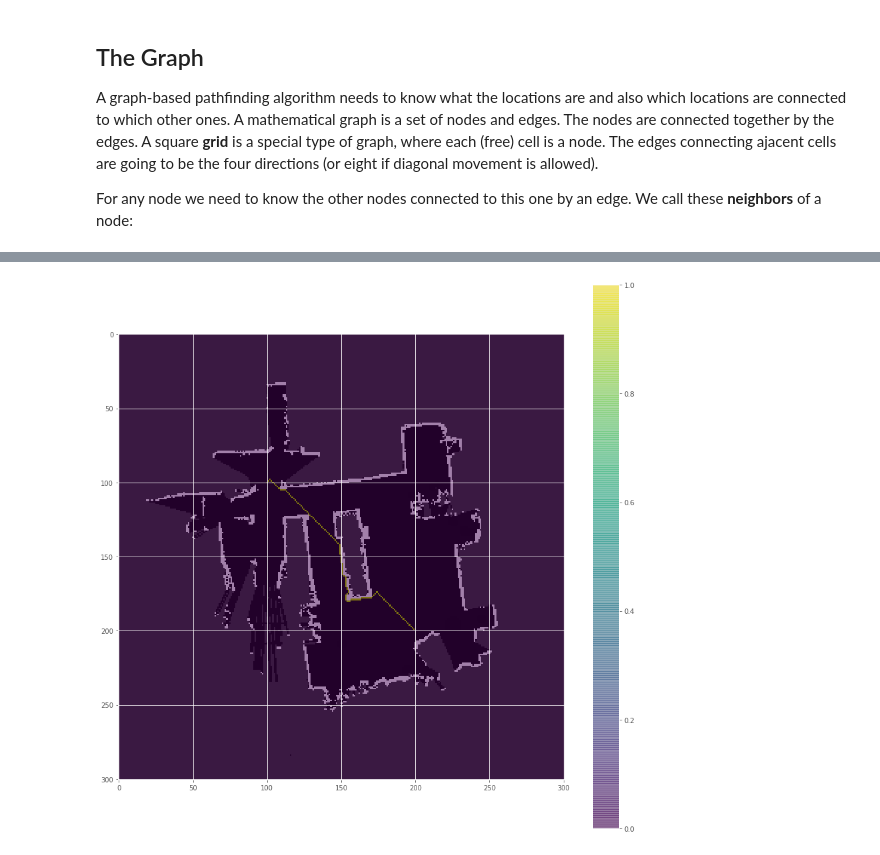
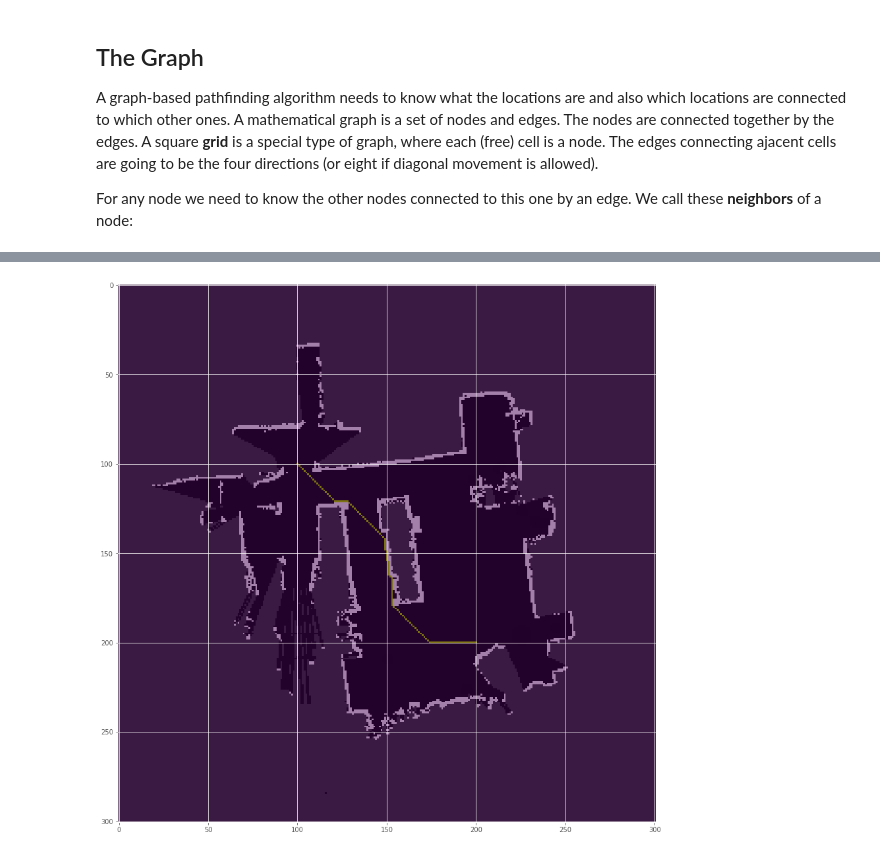
Before and after one commit to mcarfagno/pathfinding, a Jupyter notebook: breadth_first_search.ipynb, the cells around one changed output, grey strips where cells are left out. Drawn from its saved outputs; the diff is of its cells as text; code cells hidden in the pictures.

```diff
--- a/breadth_first_search.ipynb
+++ b/breadth_first_search.ipynb
@@ -66,7 +66,15 @@ class Graph:
 
     #Edges
     def neighbors(self,node):
-        dirs = [[1, 0], [1, 1], [0, 1], [-1, 1], [-1, 0], [-1, -1], [0, -1], [1, -1]] #ACW rotation
+        dirs = [[1, 0],
+                [0, 1],
+                [-1, 0],
+                [0, -1],
+                [-1, -1],
+                [-1, 1],
+                [1, -1],
+                [1, 1]]
+
 #         dirs = [[1, 0], [0, 1], [-1, 0], [0, -1]]
         result = []
         for dir in dirs:
@@ -149,15 +159,24 @@ Wall time: 21.2 s
+# %%
+def reconstruct_path(start,goal,came_from):
+    """
+    """
+    current = goal
+    path = []
+    while current != start:
+       path.append(current)
+       current = came_from[current]
+    path.append(start) # optional
+    path.reverse() # optional
+    return path
 # %%
-path=numpy.zeros_like(map_)
-
-curr=(200, 200)
-while res[curr] is not None:
-    path[curr[0],curr[1]]=1
-    curr = res[curr]
+path_overlay=numpy.zeros_like(map_)
+for step in reconstruct_path((300,300), (200, 200),res):
+    path_overlay[step[0],step[1]]=1
 
 plt.figure(figsize=(15,15))
 plt.imshow(map_[100:401,100:401], plt.cm.gray)
-plt.imshow(path[100:401,100:401],alpha=.5)
+plt.imshow(path_overlay[100:401,100:401],alpha=.5)
 #plt.colorbar()
 plt.show()
 # %% [output]
-[figure, old version]
+[figure, new version]
```
Also changed, not shown: parts of 4 cells of this notebook, 1 other file.
